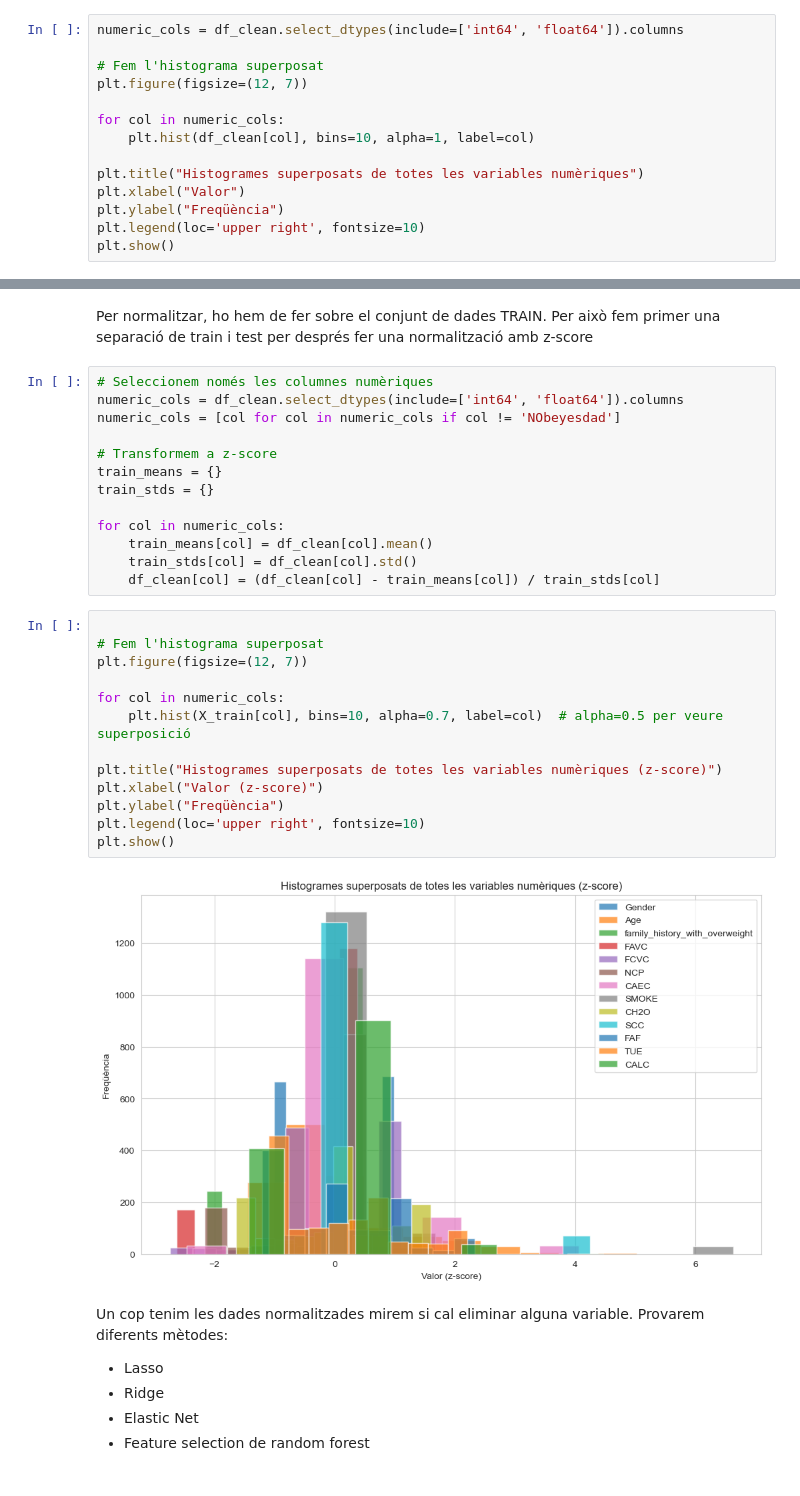
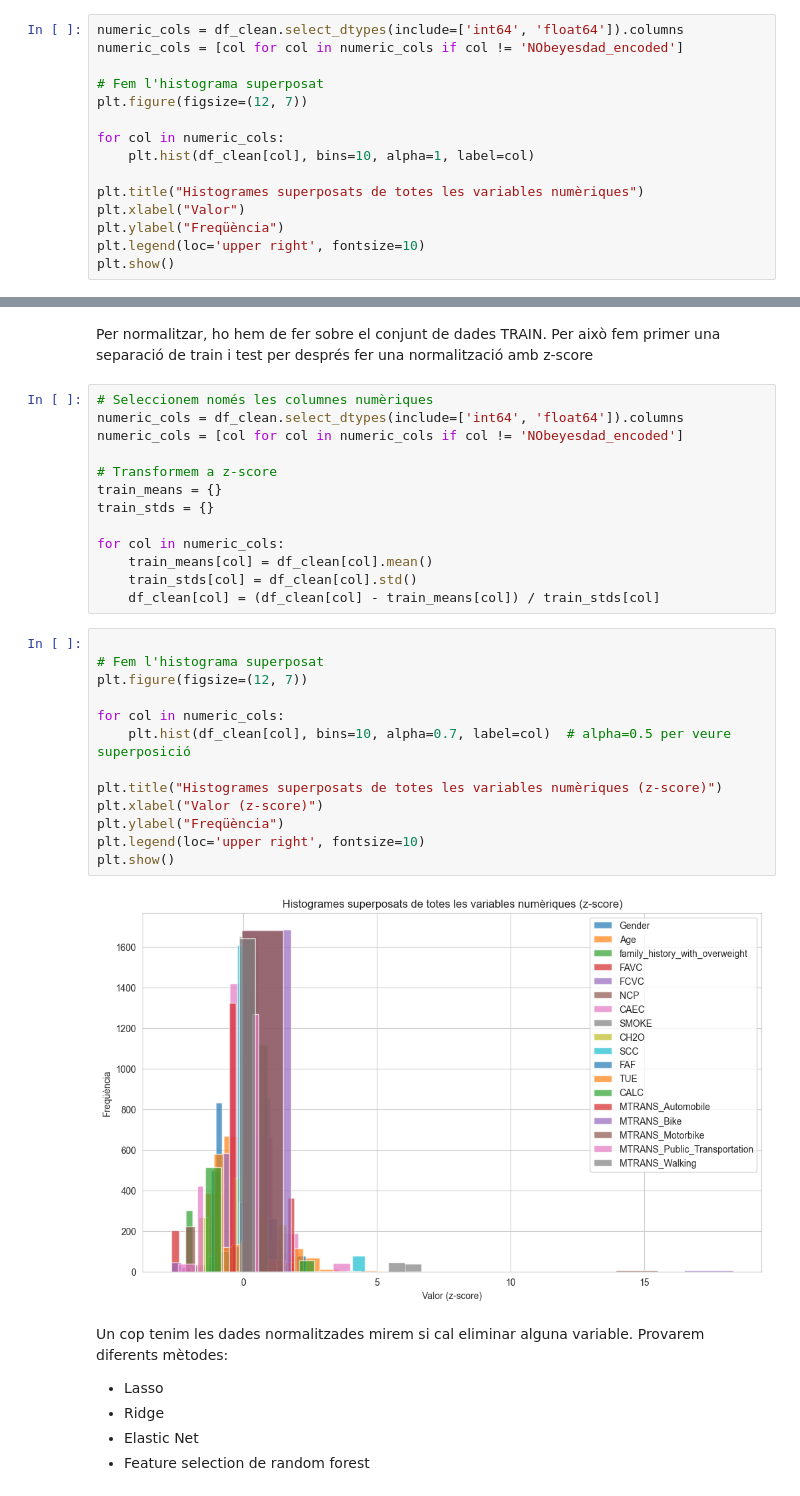
Before and after one commit to natalianavarroriera/Obesitat-APC, a Jupyter notebook: cas_kaggle_classificacio.ipynb, the cells around one changed output, grey strips where cells are left out. Saved outputs shown, nothing was run; the diff lists cells and outputs as text.

```diff
--- a/cas_kaggle_classificacio.ipynb
+++ b/cas_kaggle_classificacio.ipynb
@@ -390,6 +407,7 @@ plt.show()
 Mirem un histograma general de la distribuició de totes les variables per veure si hem de fer normalització
 # %%
 numeric_cols = df_clean.select_dtypes(include=['int64', 'float64']).columns
+numeric_cols = [col for col in numeric_cols if col != 'NObeyesdad_encoded']
 
 # Fem l'histograma superposat
 plt.figure(figsize=(12, 7))
@@ -409,7 +427,7 @@ Per normalitzar, ho hem de fer sobre el conjunt de dades TRAIN. Per això fem pr
 # %%
 # Seleccionem només les columnes numèriques
 numeric_cols = df_clean.select_dtypes(include=['int64', 'float64']).columns
-numeric_cols = [col for col in numeric_cols if col != 'NObeyesdad']
+numeric_cols = [col for col in numeric_cols if col != 'NObeyesdad_encoded']
 
 # Transformem a z-score
 train_means = {}
@@ -422,18 +440,18 @@ for col in numeric_cols:
 # %%
 
 # Fem l'histograma superposat
 plt.figure(figsize=(12, 7))
 
 for col in numeric_cols:
-    plt.hist(X_train[col], bins=10, alpha=0.7, label=col)  # alpha=0.5 per veure superposició
+    plt.hist(df_clean[col], bins=10, alpha=0.7, label=col)  # alpha=0.5 per veure superposició
 
 plt.title("Histogrames superposats de totes les variables numèriques (z-score)")
 plt.xlabel("Valor (z-score)")
 plt.ylabel("Freqüència")
 plt.legend(loc='upper right', fontsize=10)
 plt.show()
 # %% [output]
-[figure, old version]
+[figure, new version]
 # %% [markdown]
 Un cop tenim les dades normalitzades mirem si cal eliminar alguna variable. Provarem diferents mètodes:
 - Lasso
```
Also changed, not shown: parts of 41 cells of this notebook.
